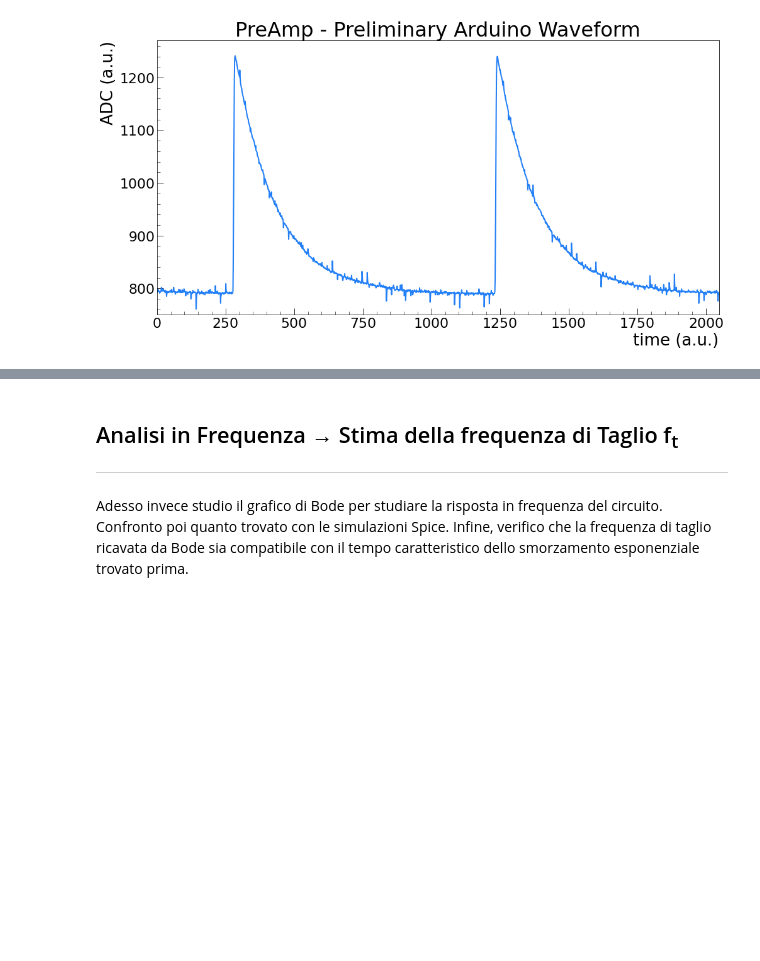
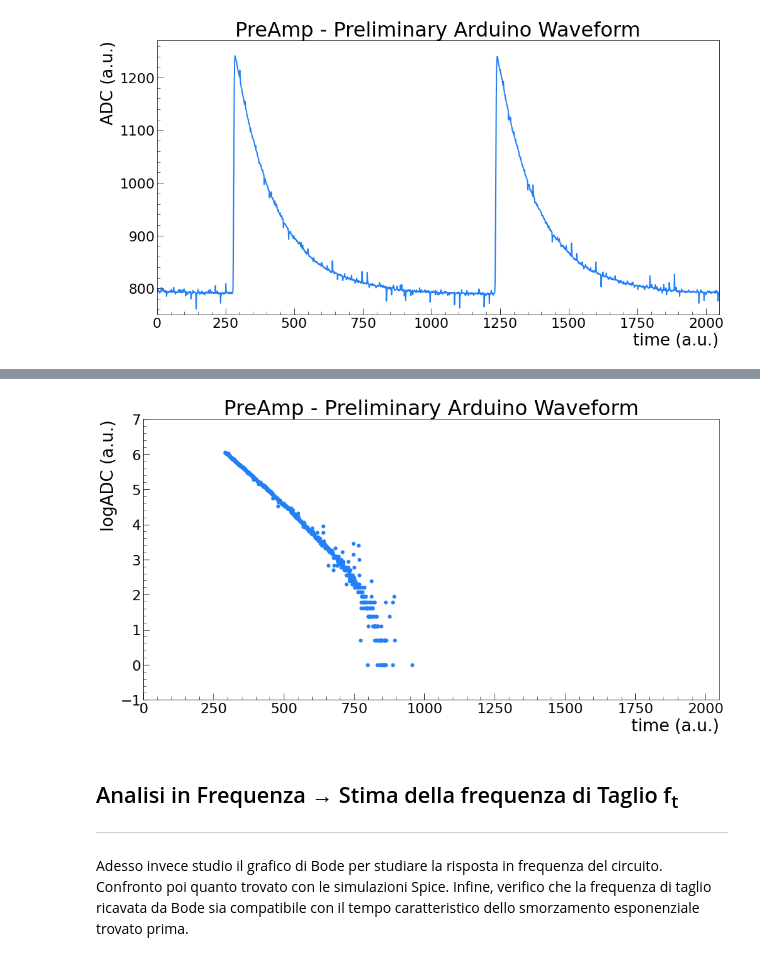
Before and after one commit to niklai99/physics_laboratory_2020_2021, a Jupyter notebook: CATENA ELETTRONICA/Python/PreAmp - Analysis.ipynb, the cells around one changed output, grey strips where cells are left out. Saved outputs shown, nothing was run; the diff lists cells and outputs as text; code cells hidden in the pictures; blank space fills up the shorter version.

```diff
--- a/CATENA ELETTRONICA/Python/PreAmp - Analysis.ipynb
+++ b/CATENA ELETTRONICA/Python/PreAmp - Analysis.ipynb
@@ -209,3 +224,7 @@ PA.preamp_arduino_plot(data)
+# %%
+PA.preamp_arduino_plot_lin(data1)
+# %% [output]
+[figure, added]
 # %% [markdown]
 ## Analisi in Frequenza &rarr; Stima della frequenza di Taglio f<sub>t</sub>
 
```
Also changed, not shown: parts of 4 cells of this notebook, 1 other file.
